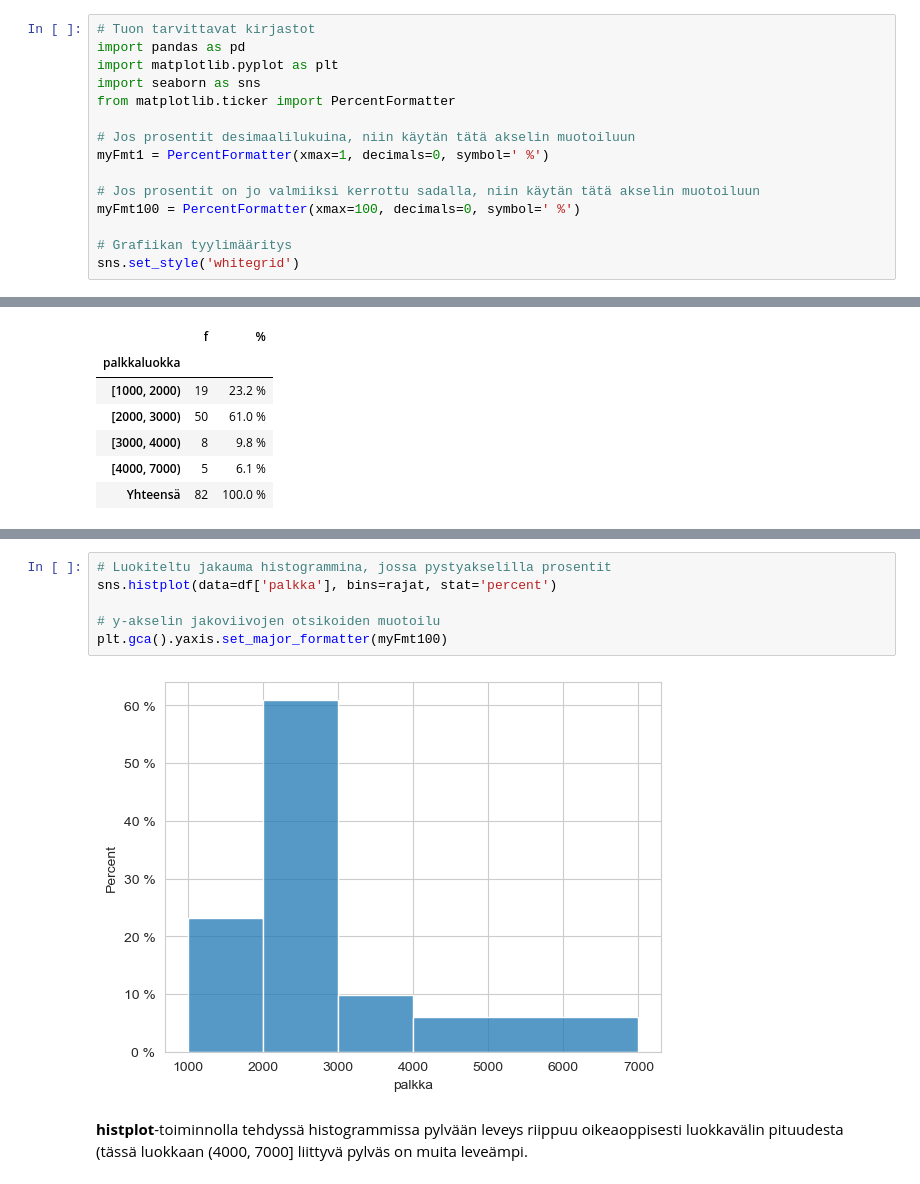
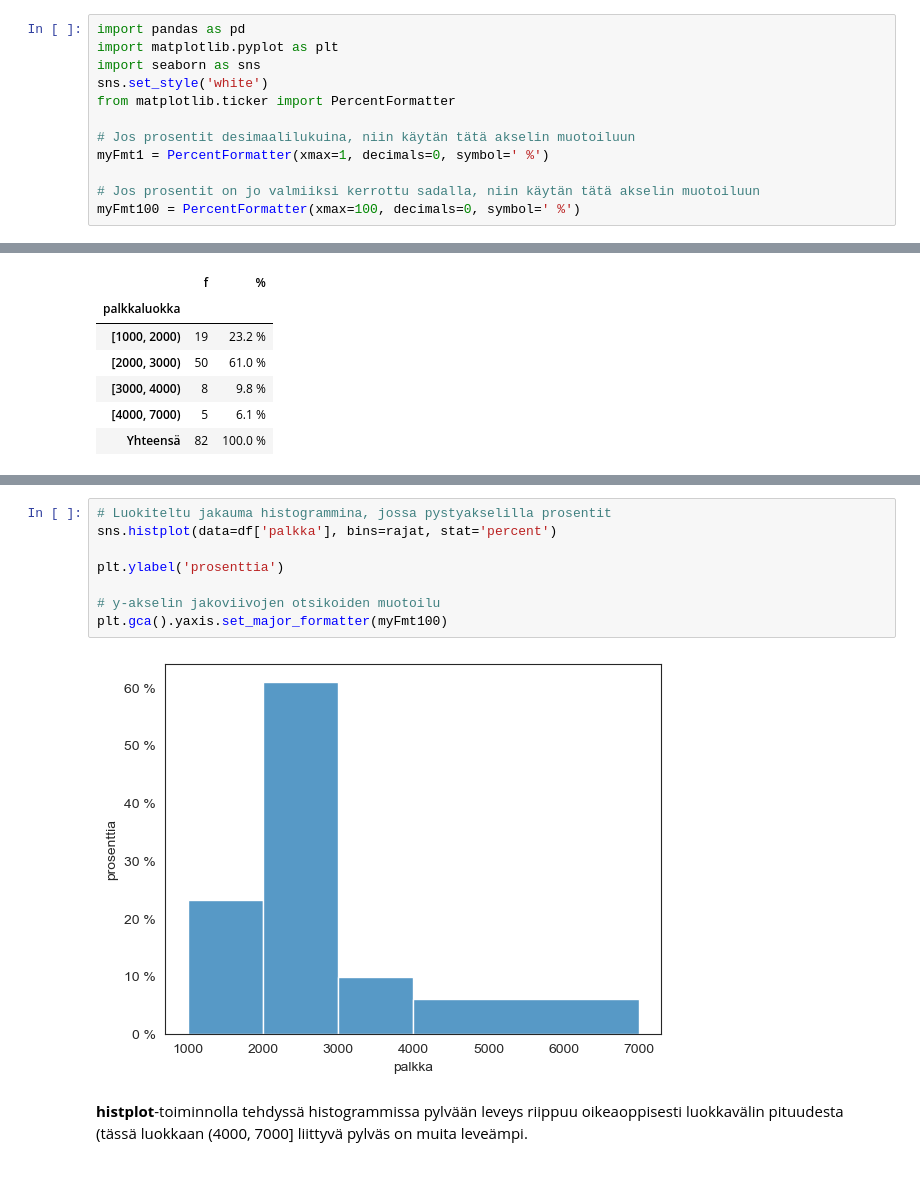
Before and after one commit to taanila/selittava, a Jupyter notebook: lukumaaria.ipynb, the cells around one changed output, grey strips where cells are left out. Saved outputs shown, nothing was run; the diff lists cells and outputs as text.

```diff
--- a/lukumaaria.ipynb
+++ b/lukumaaria.ipynb
@@ -10,8 +10,8 @@ Tämä muistio sisältää likimain kaiken mitä sinun tarvitsee tietää lukum
 # %%
-# Tuon tarvittavat kirjastot
 import pandas as pd
 import matplotlib.pyplot as plt
 import seaborn as sns
+sns.set_style('white')
 from matplotlib.ticker import PercentFormatter
 
 # Jos prosentit desimaalilukuina, niin käytän tätä akselin muotoiluun
@@ -19,9 +19,6 @@ myFmt1 = PercentFormatter(xmax=1, decimals=0, symbol=' %')
 
 # Jos prosentit on jo valmiiksi kerrottu sadalla, niin käytän tätä akselin muotoiluun
 myFmt100 = PercentFormatter(xmax=100, decimals=0, symbol=' %')
-
-# Grafiikan tyylimääritys
-sns.set_style('whitegrid')
 # %%
 df = pd.read_excel('https://taanila.fi/data1.xlsx')
 df
@@ -358,11 +334,13 @@ Text(0, 0.5, 'lukumäärä')
 # %%
 # Luokiteltu jakauma histogrammina, jossa pystyakselilla prosentit
 sns.histplot(data=df['palkka'], bins=rajat, stat='percent')
 
+plt.ylabel('prosenttia')
+
 # y-akselin jakoviivojen otsikoiden muotoilu
 plt.gca().yaxis.set_major_formatter(myFmt100)
 # %% [output]
-[figure, old version]
+[figure, new version]
 # %% [markdown]
 **histplot**-toiminnolla tehdyssä histogrammissa pylvään leveys riippuu oikeaoppisesti luokkavälin pituudesta (tässä luokkaan (4000, 7000] liittyvä pylväs on muita leveämpi.
 # %% [markdown]
```
Also changed, not shown: parts of 13 cells of this notebook.
